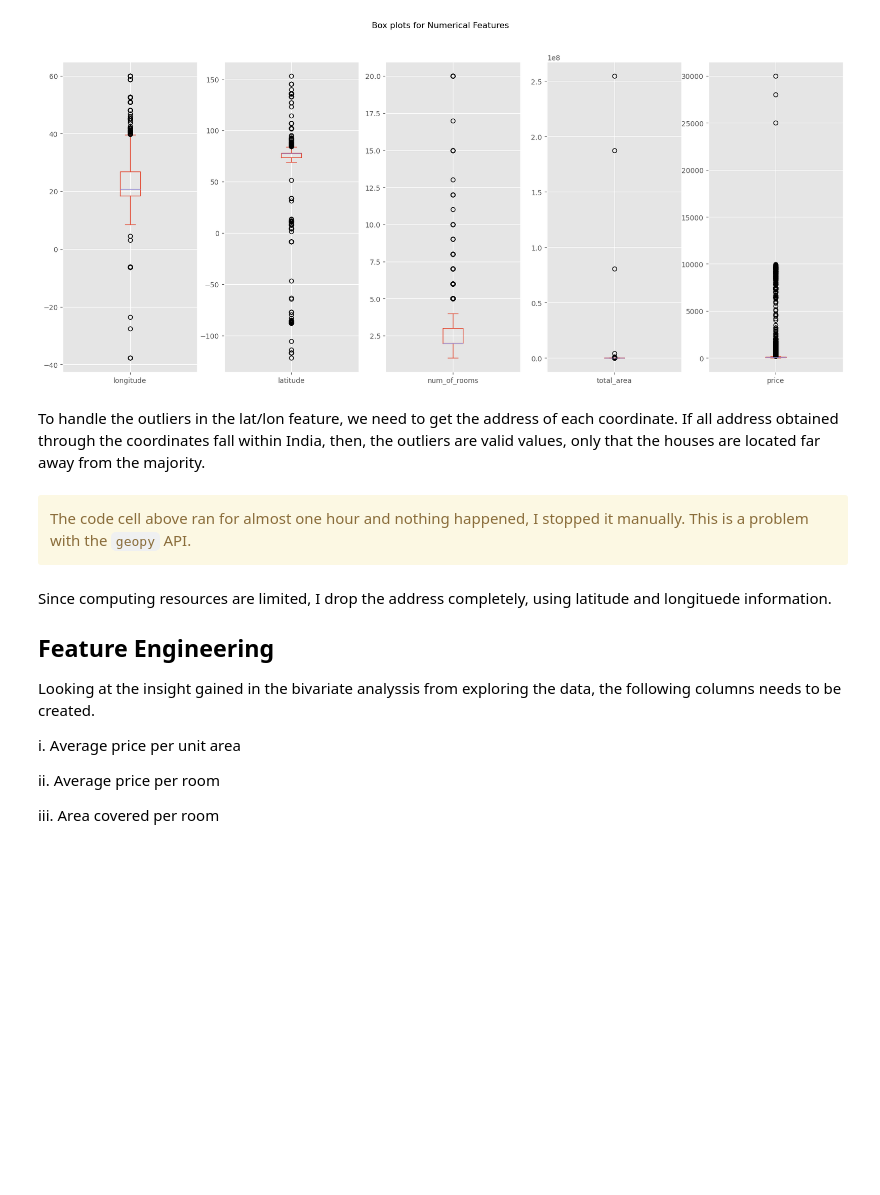
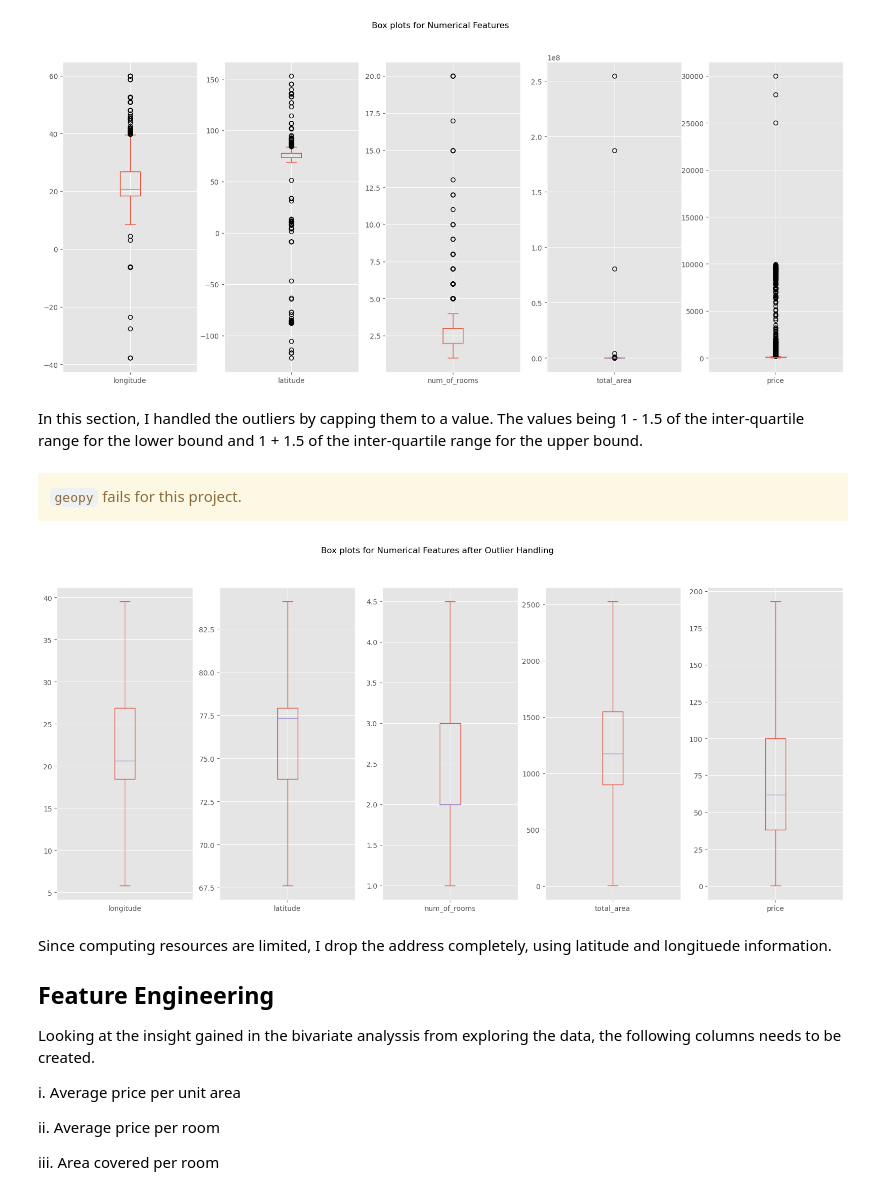
Before and after one commit to mobadara/housing-in-india, a Jupyter notebook: notebooks/02-data-cleaning-and-feature-engineering.ipynb, the cells around one changed output. Saved outputs shown, nothing was run; the diff lists cells and outputs as text; code cells hidden in the pictures; blank space fills up the shorter version.

```diff
--- a/notebooks/02-data-cleaning-and-feature-engineering.ipynb
+++ b/notebooks/02-data-cleaning-and-feature-engineering.ipynb
@@ -139,4 +139,4 @@ plt.show()
 # %% [output]
 [figure]
 # %% [markdown]
-To handle the outliers in the lat/lon feature, we need to get the address of each coordinate. If all address obtained through the coordinates fall within India, then, the outliers are valid values, only that the houses are located far away from the majority.
+In this section, I handled the outliers by capping them to a value. The values being 1 - 1.5 of the inter-quartile range for the lower bound and 1 + 1.5 of the inter-quartile range for the upper bound.
@@ -159,7 +143,16 @@ To handle the outliers in the lat/lon feature, we need to get the address of eac
 # %% [markdown]
 <div class="alert alert-warning">
-The code cell above ran for almost one hour and nothing happened, I stopped it manually. This is a problem with the <code>geopy</code> API.
+<code>geopy</code> fails for this project.
 </div>
+# %%
+for col in ['longitude', 'latitude', 'num_of_rooms', 'total_area', 'price']:
+    df = cap_outliers_iqr(df, col)
+df[['longitude', 'latitude', 'num_of_rooms', 'total_area', 'price']]\
+    .plot(kind='box', subplots=True, layout=(1, 5), figsize=(20, 8))
+plt.suptitle('Box plots for Numerical Features after Outlier Handling')
+plt.show()
+# %% [output]
+[figure, added]
 # %%
 df.drop(columns=['address'], inplace=True)
 # %% [markdown]
```
Also changed, not shown: parts of 6 cells of this notebook, 6 other files.
